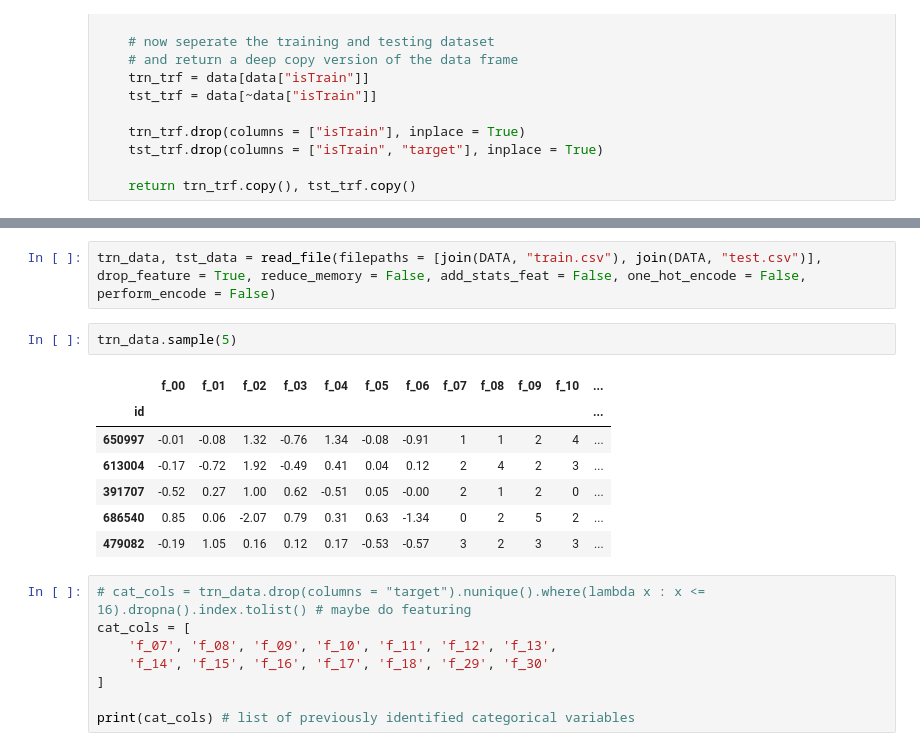
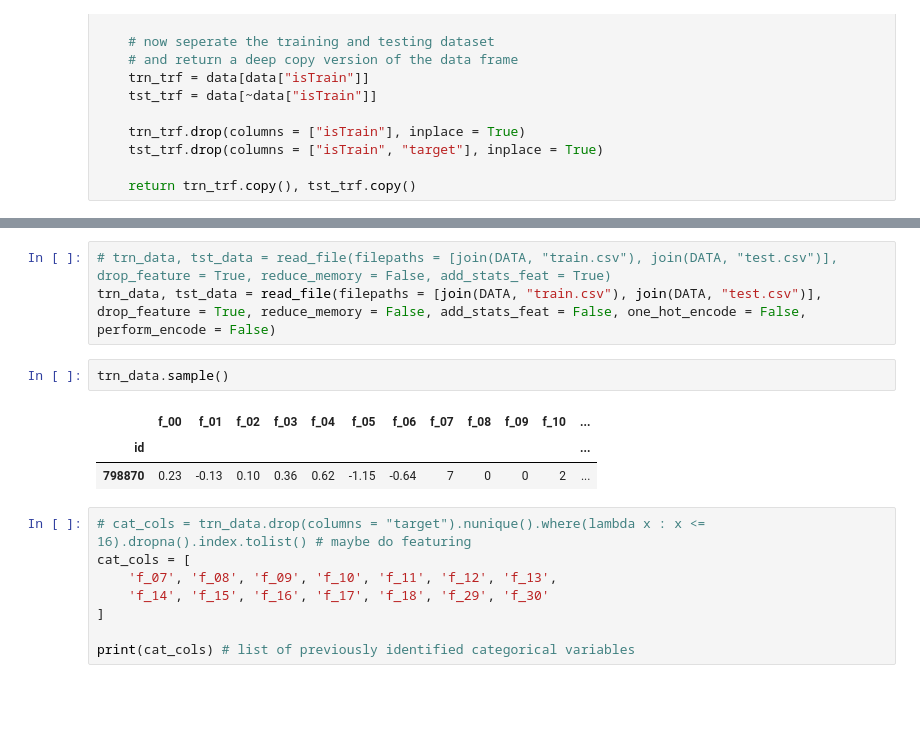
Before and after one commit to ZenithClown/self-development, a Jupyter notebook: notebooks/Tabular Playground Series [TPS] May, 2022.ipynb, the cells around one changed output, grey strips where cells are left out. Drawn from its saved outputs; the diff is of its cells as text; blank space fills up the shorter version.

```diff
--- a/notebooks/Tabular Playground Series [TPS] May, 2022.ipynb
+++ b/notebooks/Tabular Playground Series [TPS] May, 2022.ipynb
@@ -231,17 +231,14 @@ A typical machine learning project revolves around six important stages (as avai
 
 ![ML Life Cycle](https://docs.aws.amazon.com/wellarchitected/latest/machine-learning-lens/images/ml-lifecycle.png)
 # %%
+# trn_data, tst_data = read_file(filepaths = [join(DATA, "train.csv"), join(DATA, "test.csv")], drop_feature = True, reduce_memory = False, add_stats_feat = True)
 trn_data, tst_data = read_file(filepaths = [join(DATA, "train.csv"), join(DATA, "test.csv")], drop_feature = True, reduce_memory = False, add_stats_feat = False, one_hot_encode = False, perform_encode = False)
 # %%
-trn_data.sample(5)
+trn_data.sample()
 # %% [output]
 |  | f_00 | f_01 | f_02 | f_03 | f_04 | f_05 | f_06 | f_07 | f_08 | f_09 | f_10 | ... |
 | id |  |  |  |  |  |  |  |  |  |  |  | ... |
-| 650997 | -0.01 | -0.08 | 1.32 | -0.76 | 1.34 | -0.08 | -0.91 | 1 | 1 | 2 | 4 | ... |
-| 613004 | -0.17 | -0.72 | 1.92 | -0.49 | 0.41 | 0.04 | 0.12 | 2 | 4 | 2 | 3 | ... |
-| 391707 | -0.52 | 0.27 | 1.00 | 0.62 | -0.51 | 0.05 | -0.00 | 2 | 1 | 2 | 0 | ... |
-| 686540 | 0.85 | 0.06 | -2.07 | 0.79 | 0.31 | 0.63 | -1.34 | 0 | 2 | 5 | 2 | ... |
-| 479082 | -0.19 | 1.05 | 0.16 | 0.12 | 0.17 | -0.53 | -0.57 | 3 | 2 | 3 | 3 | ... |
+| 798870 | 0.23 | -0.13 | 0.10 | 0.36 | 0.62 | -1.15 | -0.64 | 7 | 0 | 0 | 2 | ... |
 # %%
 # cat_cols = trn_data.drop(columns = "target").nunique().where(lambda x : x <= 16).dropna().index.tolist() # maybe do featuring
 cat_cols = [
```
Also changed, not shown: parts of 11 cells of this notebook.
